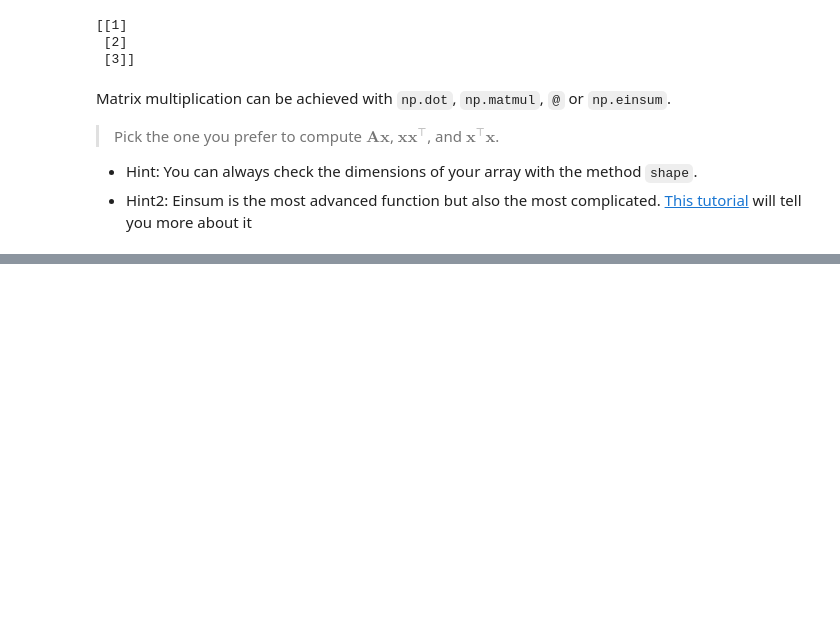
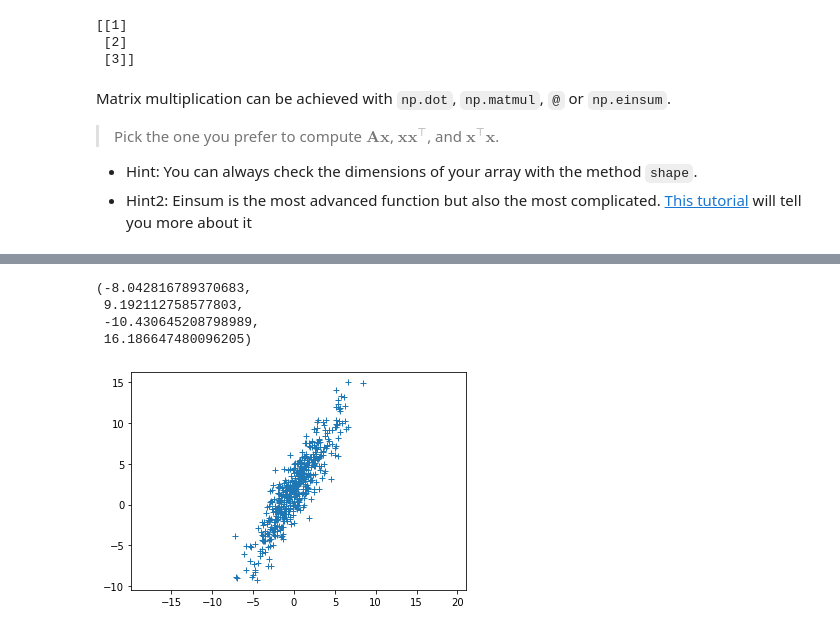
Before and after one commit to Pchambet/ml4climate, a Jupyter notebook: book/notebooks/1_introduction.ipynb, the cells around one changed output, grey strips where cells are left out. Cells and saved outputs as stored; diff of their text form; code cells hidden in the pictures; blank space fills up the shorter version.

```diff
--- a/book/notebooks/1_introduction.ipynb
+++ b/book/notebooks/1_introduction.ipynb
@@ -338,0 +349,4 @@ import matplotlib.pyplot as plt
+# %%
+# your code here
+v = np.random.randn(500,2)*[5,1] + [2,1]
+np.cov(v,rowvar=False)
@@ -338,0 +373,6 @@ import matplotlib.pyplot as plt
+# %%
+theta = np.pi/3
+R = np.array([[np.cos(theta), -np.sin(theta)],[np.sin(theta), np.cos(theta)]])
+print(R)
+w = np.matmul(v,R.T)
+np.cov(w,rowvar=False)
@@ -338,0 +397,9 @@ import matplotlib.pyplot as plt
+# %%
+plt.plot(w[:,0],w[:,1],'+')
+plt.axis('equal')
+# %% [output]
+(-8.042816789370683,
+ 9.192112758577803,
+ -10.430645208798989,
+ 16.186647480096205)
+[figure, added]
```
Also changed, not shown: parts of 28 cells of this notebook.
